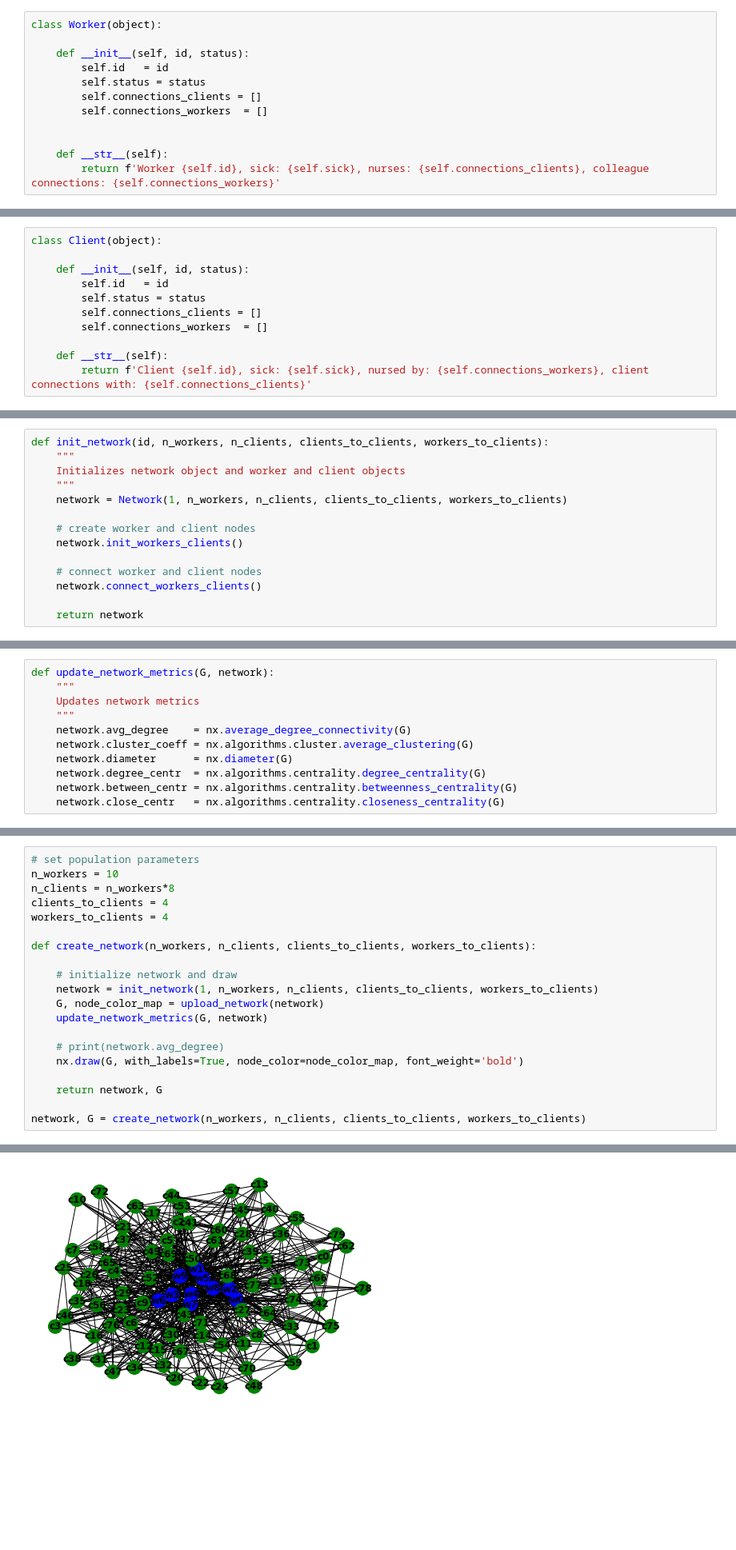
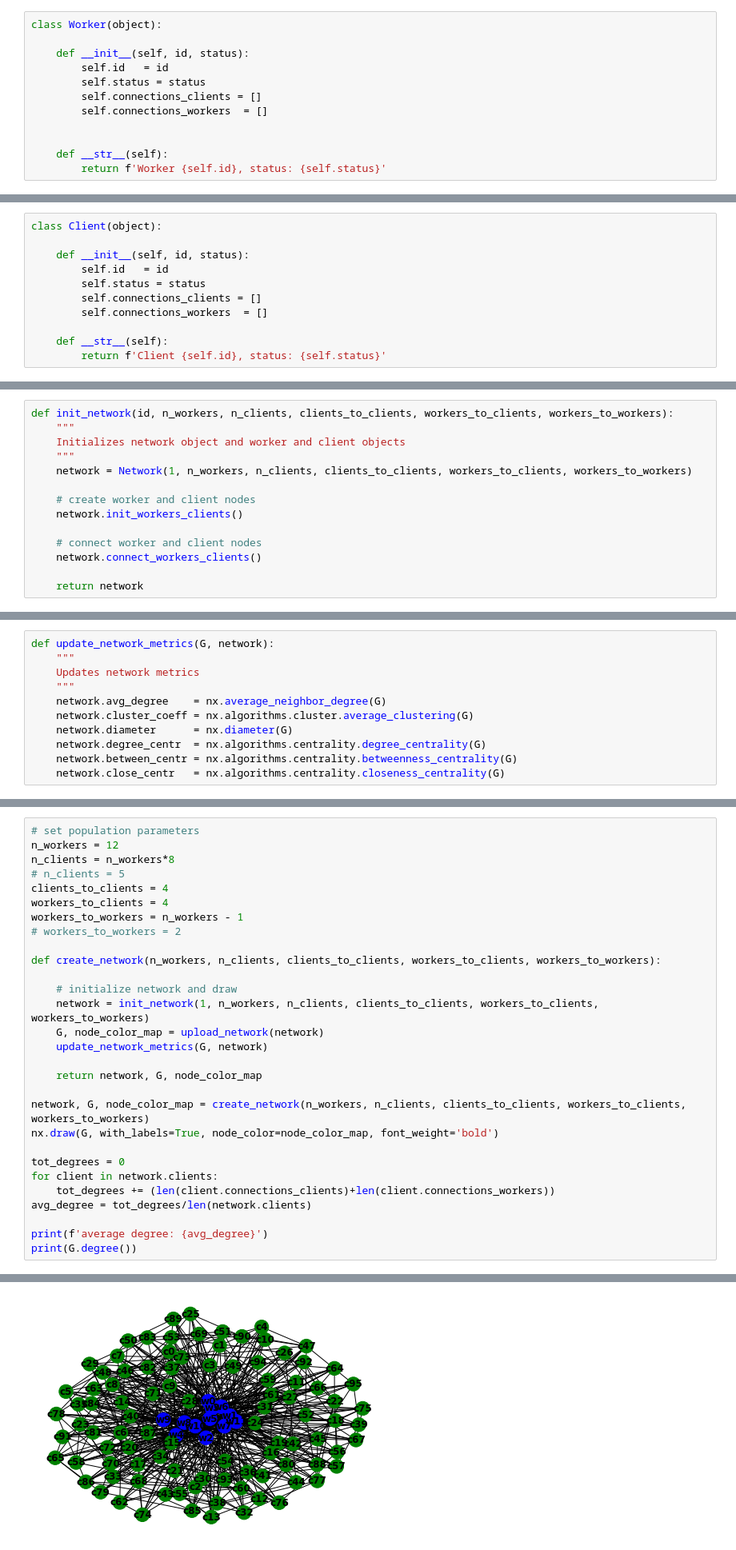
Before and after one commit to GVaessen/intro-CLS-assignment2, a Jupyter notebook: report_networkmodel.ipynb, the cells around one changed output, grey strips where cells are left out. Shown at 80% size. Drawn from its saved outputs; the diff is of its cells as text; blank space fills up the shorter version.

Commit message:
Updated network model

```diff
--- a/report_networkmodel.ipynb
+++ b/report_networkmodel.ipynb
@@ -21,7 +21,7 @@ class Worker(object):
 
 
     def __str__(self):
-        return f'Worker {self.id}, sick: {self.sick}, nurses: {self.connections_clients}, colleague connections: {self.connections_workers}'
+        return f'Worker {self.id}, status: {self.status}'
 # %% [markdown]
 #### Initialize client class
 # %%
@@ -34,7 +34,7 @@ class Client(object):
         self.connections_workers  = []
 
     def __str__(self):
-        return f'Client {self.id}, sick: {self.sick}, nursed by: {self.connections_workers}, client connections with: {self.connections_clients}'
+        return f'Client {self.id}, status: {self.status}'
 # %% [markdown]
 #### Initialize network class
 # %%
@@ -100,11 +128,11 @@ class Network(object):
 # %% [markdown]
 #### Initialize population
 # %%
-def init_network(id, n_workers, n_clients, clients_to_clients, workers_to_clients):
+def init_network(id, n_workers, n_clients, clients_to_clients, workers_to_clients, workers_to_workers):
     """
     Initializes network object and worker and client objects
     """
-    network = Network(1, n_workers, n_clients, clients_to_clients, workers_to_clients)
+    network = Network(1, n_workers, n_clients, clients_to_clients, workers_to_clients, workers_to_workers)
 
     # create worker and client nodes
     network.init_workers_clients()
@@ -158,7 +185,7 @@ def update_network_metrics(G, network):
     """
     Updates network metrics
     """
-    network.avg_degree    = nx.average_degree_connectivity(G)
+    network.avg_degree    = nx.average_neighbor_degree(G)
     network.cluster_coeff = nx.algorithms.cluster.average_clustering(G)
     network.diameter      = nx.diameter(G)
     network.degree_centr  = nx.algorithms.centrality.degree_centrality(G)
@@ -180,22 +210,31 @@ def reset_network(network):
 #### Create First Network
 # %%
 # set population parameters
-n_workers = 10
+n_workers = 12
 n_clients = n_workers*8
+# n_clients = 5
 clients_to_clients = 4
 workers_to_clients = 4
+workers_to_workers = n_workers - 1
+# workers_to_workers = 2
 
-def create_network(n_workers, n_clients, clients_to_clients, workers_to_clients):
+def create_network(n_workers, n_clients, clients_to_clients, workers_to_clients, workers_to_workers):
 
     # initialize network and draw
-    network = init_network(1, n_workers, n_clients, clients_to_clients, workers_to_clients)
+    network = init_network(1, n_workers, n_clients, clients_to_clients, workers_to_clients, workers_to_workers)
     G, node_color_map = upload_network(network)
     update_network_metrics(G, network)
 
-    # print(network.avg_degree)
-    nx.draw(G, with_labels=True, node_color=node_color_map, font_weight='bold')
+    return network, G, node_color_map
 
-    return network, G
+network, G, node_color_map = create_network(n_workers, n_clients, clients_to_clients, workers_to_clients, workers_to_workers)
+nx.draw(G, with_labels=True, node_color=node_color_map, font_weight='bold')
 
-network, G = create_network(n_workers, n_clients, clients_to_clients, workers_to_clients)
+tot_degrees = 0
+for client in network.clients:
+    tot_degrees += (len(client.connections_clients)+len(client.connections_workers))
+avg_degree = tot_degrees/len(network.clients)
+
+print(f'average degree: {avg_degree}')
+print(G.degree())
 # %% [output]
@@ -202,4 +243,4 @@ network, G = create_network(n_workers, n_clients, clients_to_clients, workers_to
-[figure, old version]
+[figure, new version]
 # %% [markdown]
 #### Propagate disease through population
 # %%
```
Also changed, not shown: parts of 29 cells of this notebook.
